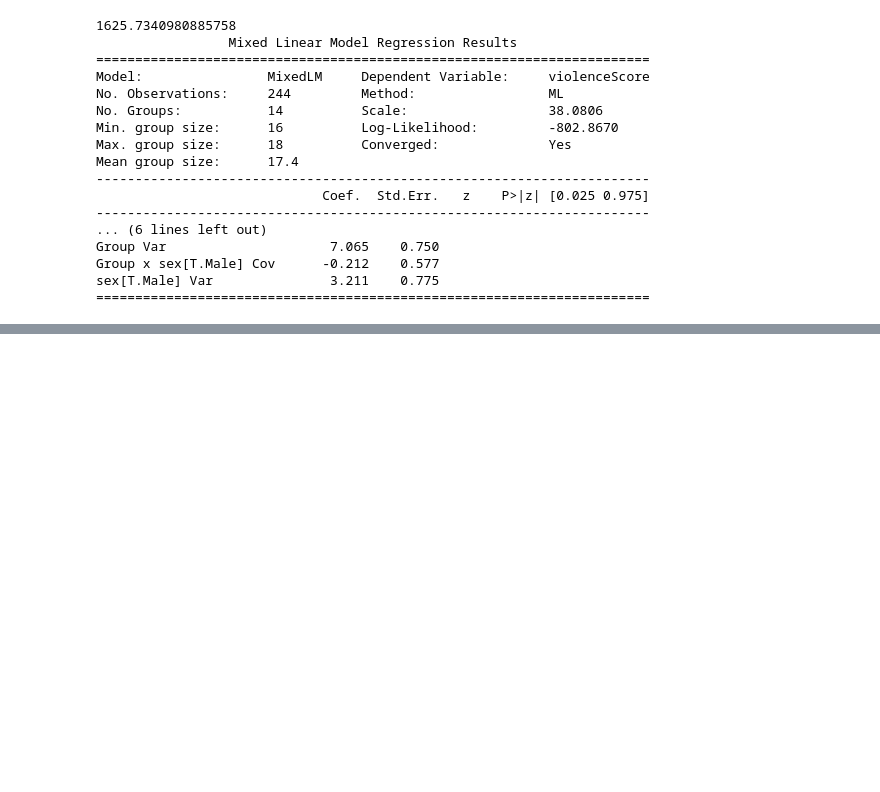
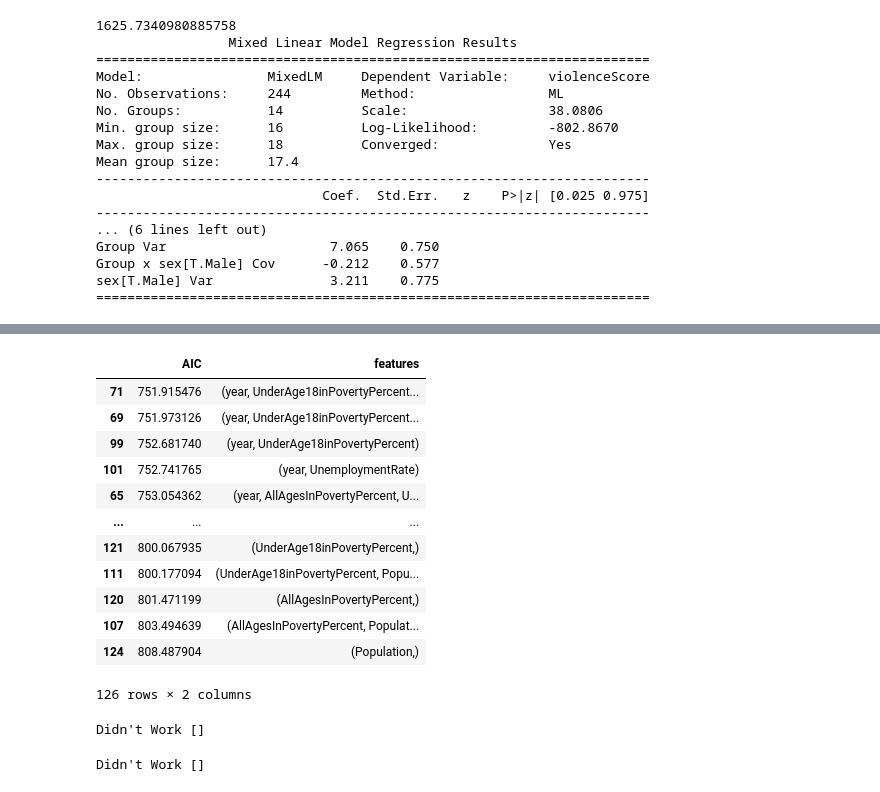
Before and after one commit to brodyee/STATS501_project, a Jupyter notebook: code/Analysis.ipynb, the cells around one changed output, grey strips where cells are left out. Saved outputs shown, nothing was run; the diff lists cells and outputs as text; code cells hidden in the pictures; blank space fills up the shorter version.

```diff
--- a/code/Analysis.ipynb
+++ b/code/Analysis.ipynb
@@ -265,0 +379,27 @@ array([1., 1.])
+# %%
+femaleModelsAIC.sort_values("AIC")
+# %% [output]
+|  | AIC | features |
+| 71 | 751.915476 | (year, UnderAge18inPovertyPercent... |
+| 69 | 751.973126 | (year, UnderAge18inPovertyPercent... |
+| 99 | 752.681740 | (year, UnderAge18inPovertyPercent) |
+| 101 | 752.741765 | (year, UnemploymentRate) |
+| 65 | 753.054362 | (year, AllAgesInPovertyPercent, U... |
+| ... | ... | ... |
+| 121 | 800.067935 | (UnderAge18inPovertyPercent,) |
+| 111 | 800.177094 | (UnderAge18inPovertyPercent, Popu... |
+| 120 | 801.471199 | (AllAgesInPovertyPercent,) |
+| 107 | 803.494639 | (AllAgesInPovertyPercent, Populat... |
+| 124 | 808.487904 | (Population,) |
+126 rows × 2 columns
+# %%
+allFeatures = np.asarray(dat.drop(["sitename",
+                                   "violenceScore",
+                                   "year", "sex"],
+                                  axis=1).columns)
+
+maleModelsAIC = allParamComb(datMales, allFeatures)
+femaleModelsAIC = allParamComb(datFemales, allFeatures)
+# %% [output]
+Didn't Work []
+Didn't Work []
```
Also changed, not shown: parts of 41 cells of this notebook, 3 other files.
